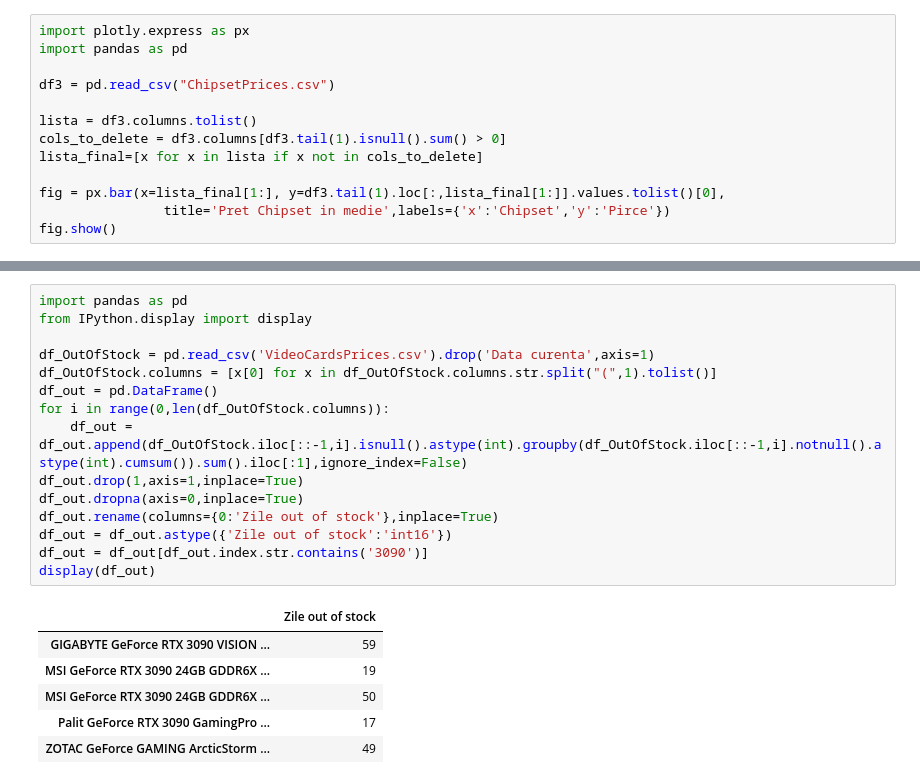
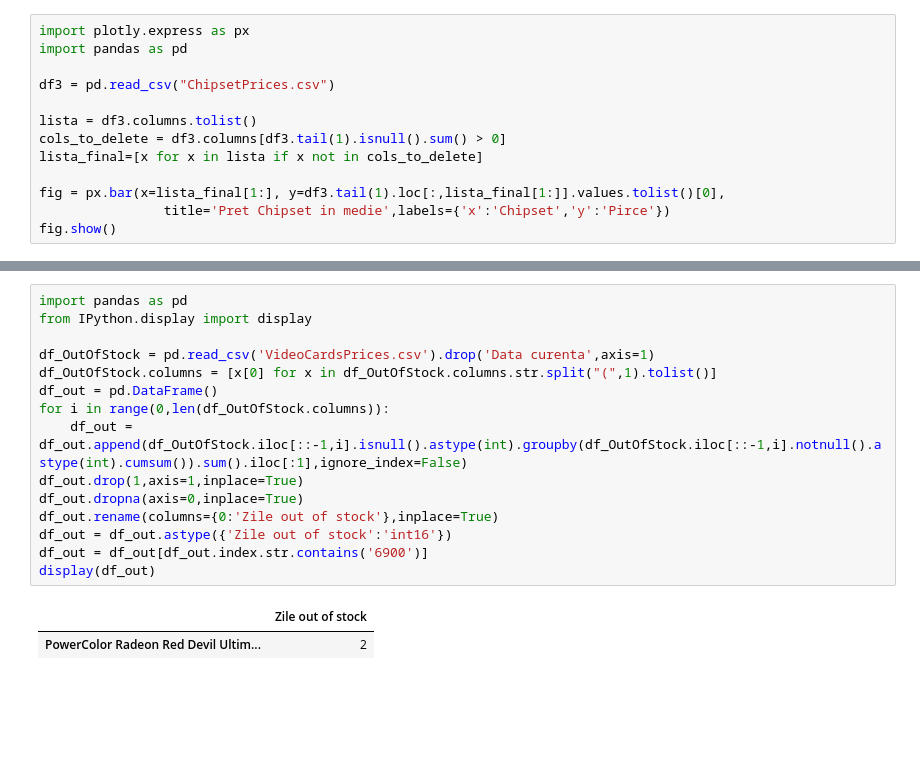
Before and after one commit to IulianRo3/PlaciVideo, a Jupyter notebook: AnalizaPlaciJupit.ipynb, the cells around one changed output, grey strips where cells are left out. Cells and saved outputs as stored; diff of their text form; blank space fills up the shorter version.

```diff
--- a/AnalizaPlaciJupit.ipynb
+++ b/AnalizaPlaciJupit.ipynb
@@ -430,22 +428,18 @@ display(df_daily.sort_values('Pret LEI',ascending=False))
 # %%
 import pandas as pd
 from IPython.display import display
 
 df_OutOfStock = pd.read_csv('VideoCardsPrices.csv').drop('Data curenta',axis=1)
 df_OutOfStock.columns = [x[0] for x in df_OutOfStock.columns.str.split("(",1).tolist()]
 df_out = pd.DataFrame()
 for i in range(0,len(df_OutOfStock.columns)):
     df_out = df_out.append(df_OutOfStock.iloc[::-1,i].isnull().astype(int).groupby(df_OutOfStock.iloc[::-1,i].notnull().astype(int).cumsum()).sum().iloc[:1],ignore_index=False)
 df_out.drop(1,axis=1,inplace=True)
 df_out.dropna(axis=0,inplace=True)
 df_out.rename(columns={0:'Zile out of stock'},inplace=True)
 df_out = df_out.astype({'Zile out of stock':'int16'})
-df_out = df_out[df_out.index.str.contains('3090')]
+df_out = df_out[df_out.index.str.contains('6900')]
 display(df_out)
 # %% [output]
 |  | Zile out of stock |
-| GIGABYTE GeForce RTX 3090 VISION ... | 59 |
-| MSI GeForce RTX 3090 24GB GDDR6X ... | 19 |
-| MSI GeForce RTX 3090 24GB GDDR6X ... | 50 |
-| Palit GeForce RTX 3090 GamingPro ... | 17 |
-| ZOTAC GeForce GAMING ArcticStorm ... | 49 |
+| PowerColor Radeon Red Devil Ultim... | 2 |
```
Also changed, not shown: parts of 4 cells of this notebook, 4 other files.
